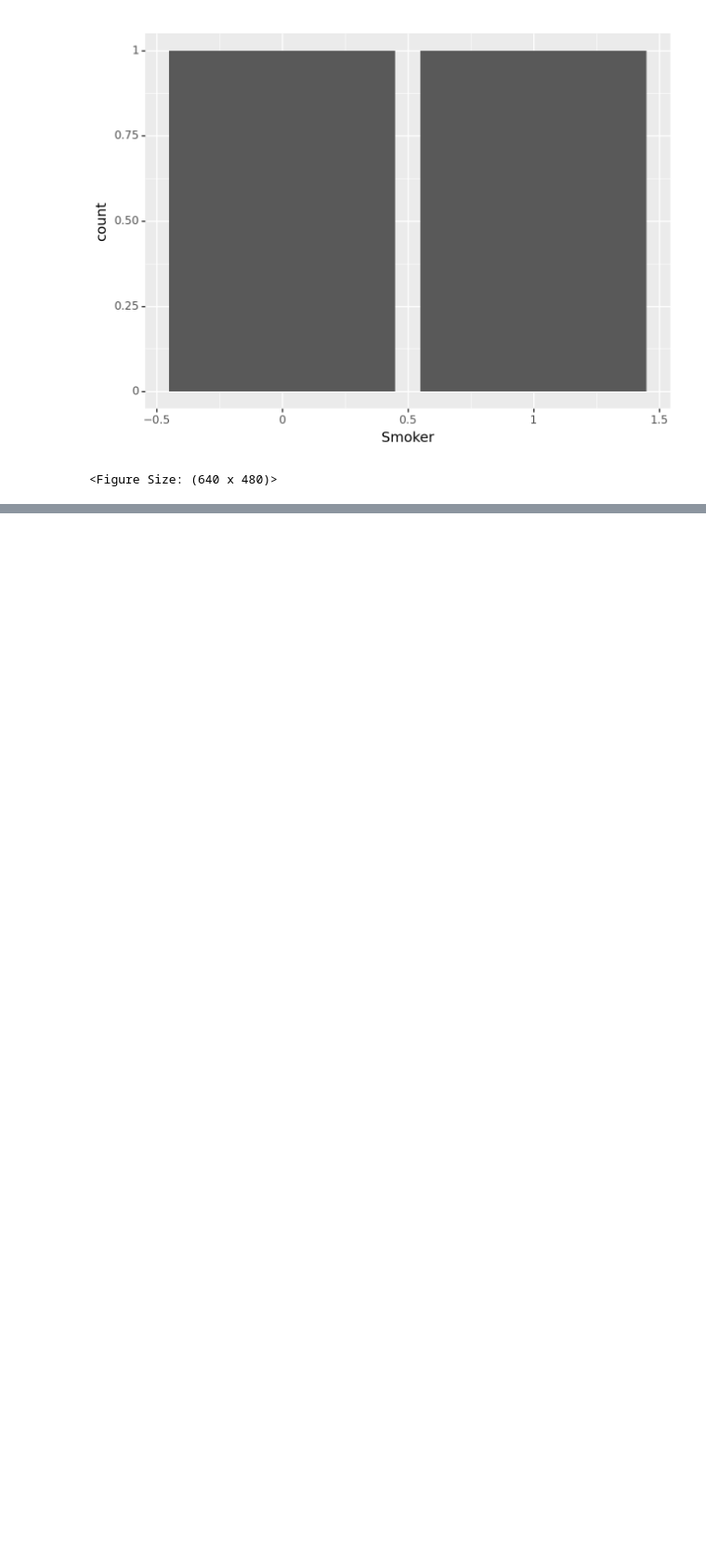
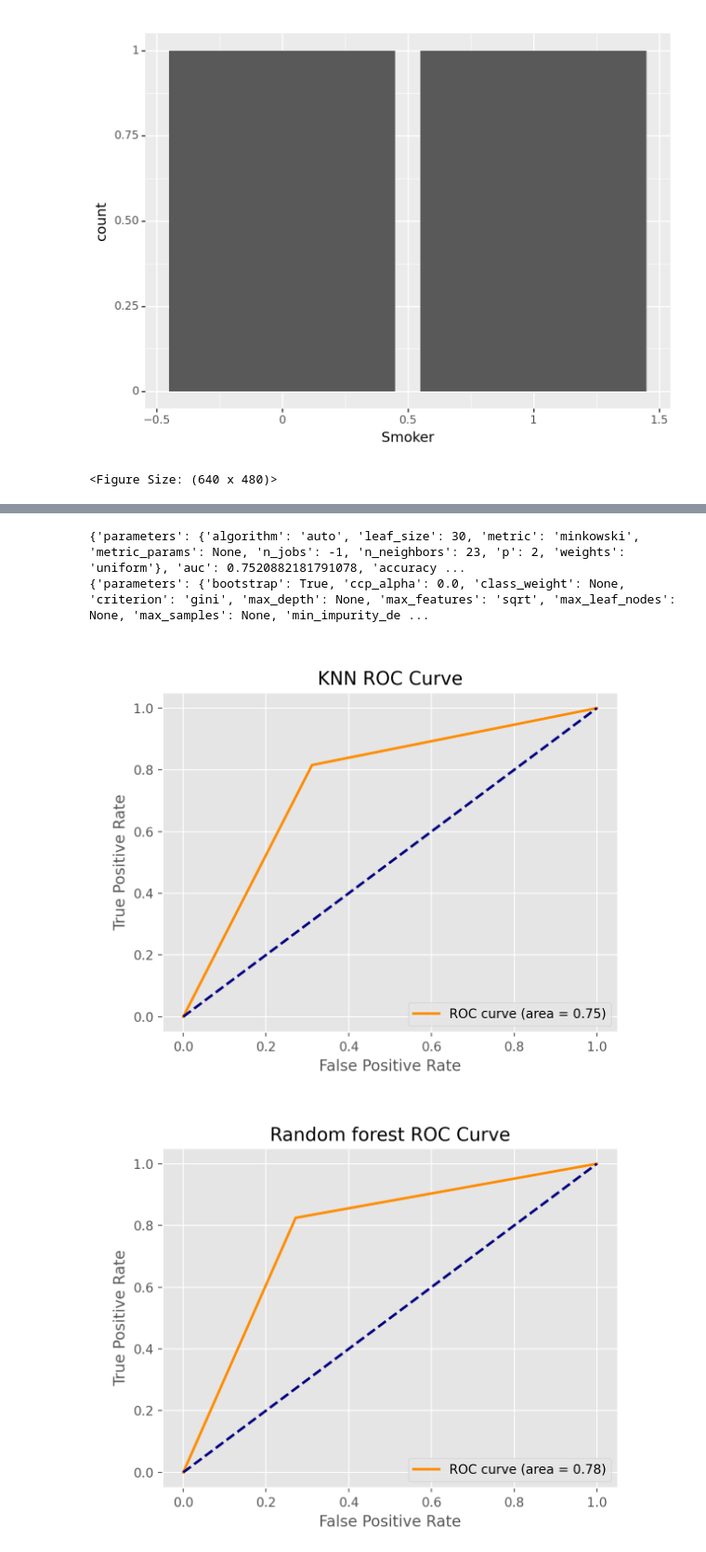
Before and after one commit to RobinMurk/Heart_attack_risk_analysis, a Jupyter notebook: Heart_disease_analysis.ipynb, the cells around one changed output, grey strips where cells are left out. Shown at 93% size. Cells and saved outputs as stored; diff of their text form; code cells hidden in the pictures; blank space fills up the shorter version.

Commit message:
made boilerplate code to find the optimal parameters

```diff
--- a/Heart_disease_analysis.ipynb
+++ b/Heart_disease_analysis.ipynb
@@ -178,0 +346,22 @@ data.plot(x="Age", y="HighBP", kind="bar", ax=ax, color="maroon")
+# %%
+print(KNN_best)
+print(Random_forest_best)
+# %% [output]
+{'parameters': {'algorithm': 'auto', 'leaf_size': 30, 'metric': 'minkowski', 'metric_params': None, 'n_jobs': -1, 'n_neighbors': 23, 'p': 2, 'weights': 'uniform'}, 'auc': 0.7520882181791078, 'accuracy ...
+{'parameters': {'bootstrap': True, 'ccp_alpha': 0.0, 'class_weight': None, 'criterion': 'gini', 'max_depth': None, 'max_features': 'sqrt', 'max_leaf_nodes': None, 'max_samples': None, 'min_impurity_de ...
+# %%
+def plot_ROC(name,fpr,tpr,roc_auc):
+    plt.figure()
+    plt.plot(fpr, tpr, color='darkorange', lw=2, label='ROC curve (area = %0.2f)' % roc_auc)
+    plt.plot([0, 1], [0, 1], color='navy', lw=2, linestyle='--')
+    plt.xlabel('False Positive Rate')
+    plt.ylabel('True Positive Rate')
+    plt.title(f'{name} ROC Curve')
+    plt.legend(loc="lower right")
+    plt.show()
+# %%
+plot_ROC('KNN',KNN_best['fpr'],KNN_best['tpr'],KNN_best['auc'])
+plot_ROC('Random forest',Random_forest_best['fpr'],Random_forest_best['tpr'],Random_forest_best['auc'])
+# %% [output]
+[figure, added]
+[figure, added]
```
Also changed, not shown: parts of 9 cells of this notebook.
